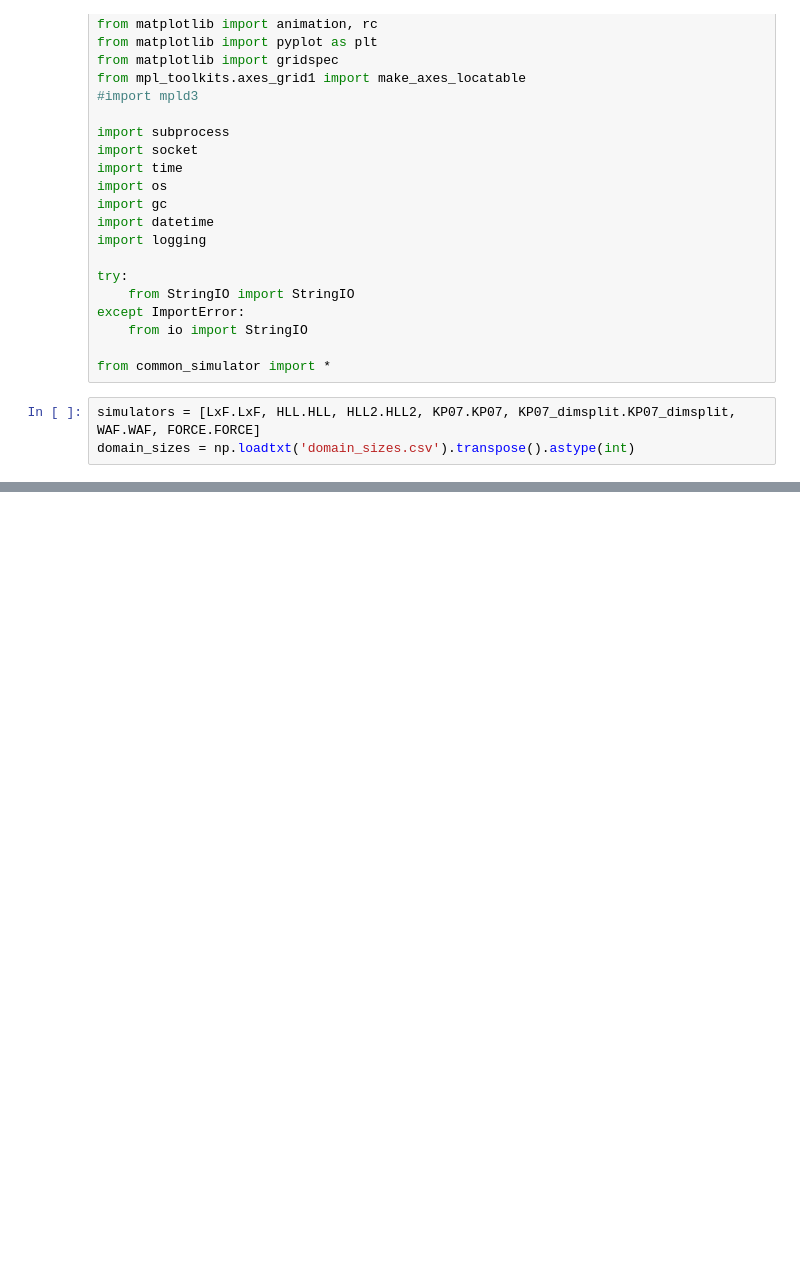
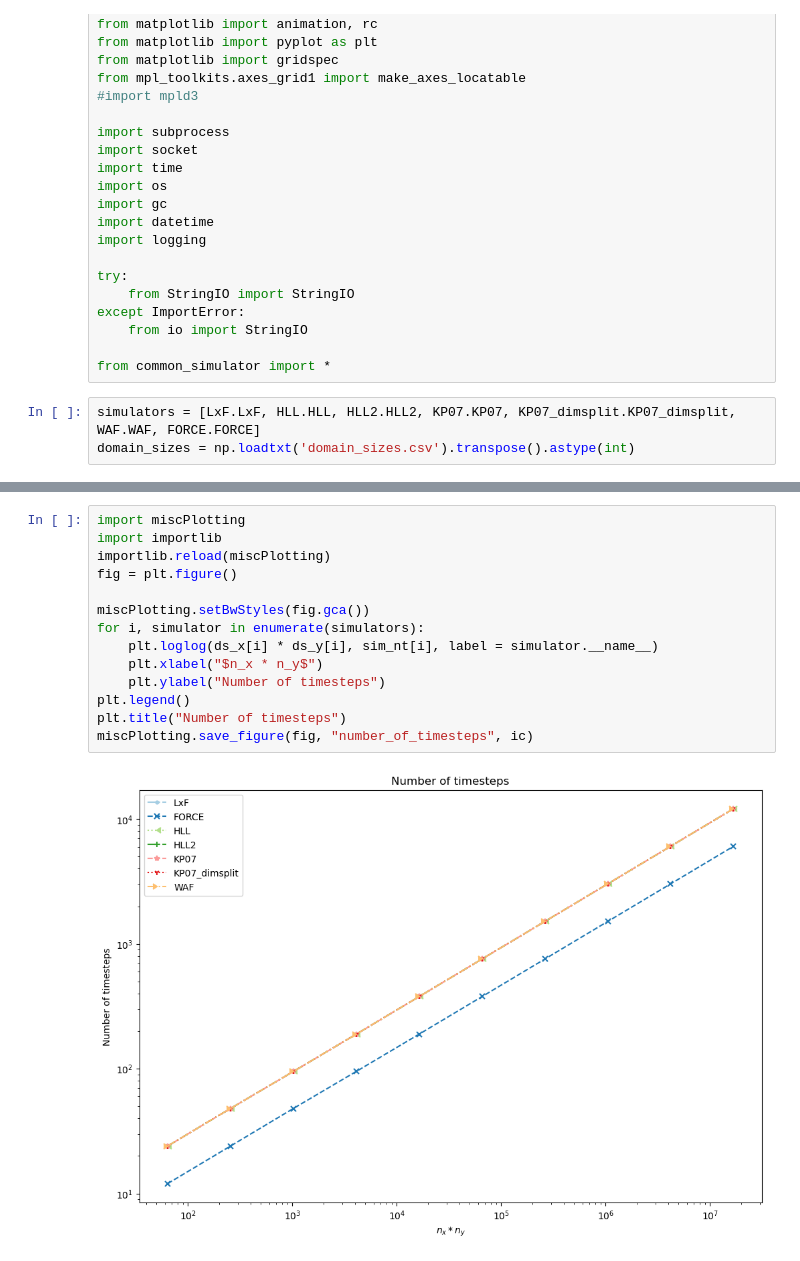
Before and after one commit to aadi-bh/FiniteVolumeGPU, a Jupyter notebook: plotter_simulator.ipynb, the cells around one changed output, grey strips where cells are left out. Saved outputs shown, nothing was run; the diff lists cells and outputs as text; blank space fills up the shorter version.

```diff
--- a/plotter_simulator.ipynb
+++ b/plotter_simulator.ipynb
@@ -249 +183,17 @@ miscPlotting.save_figure(fig, "convergence_rate_all", ic)
+# %%
+import miscPlotting
+import importlib
+importlib.reload(miscPlotting)
+fig = plt.figure()
+
+miscPlotting.setBwStyles(fig.gca())
+for i, simulator in enumerate(simulators):
+    plt.loglog(ds_x[i] * ds_y[i], sim_nt[i], label = simulator.__name__)
+    plt.xlabel("$n_x * n_y$")
+    plt.ylabel("Number of timesteps")
+plt.legend()
+plt.title("Number of timesteps")
+miscPlotting.save_figure(fig, "number_of_timesteps", ic)
+# %% [output]
+[figure, added]
 # %%
```
Also changed, not shown: parts of 34 cells of this notebook, 3 other files.
